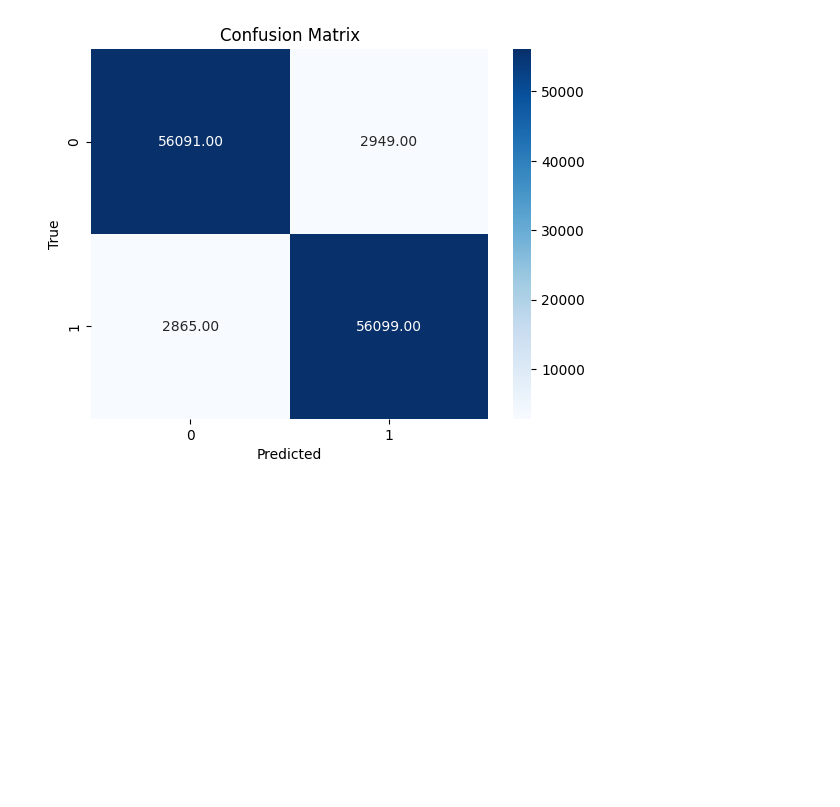
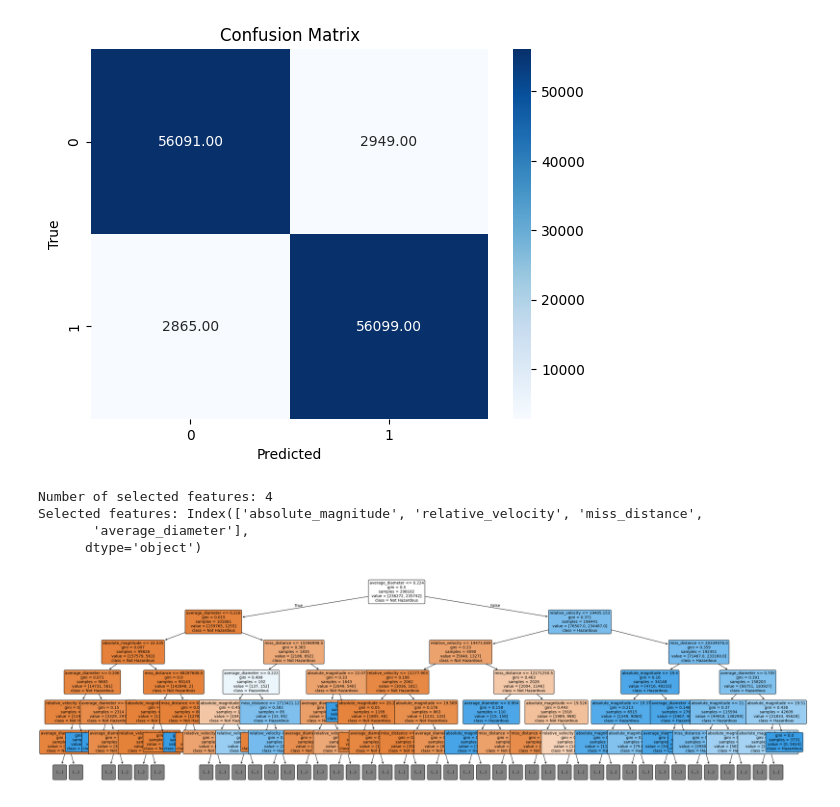
Before and after one commit to SamaherHaji/Predicting-Hazardous-Near-Earth-Objects-NEOs, a Jupyter notebook: Predicting_Hazardous_NEOs.ipynb, the cells around one changed output. Drawn from its saved outputs; the diff is of its cells as text; code cells hidden in the pictures; blank space fills up the shorter version.

```diff
--- a/Predicting_Hazardous_NEOs.ipynb
+++ b/Predicting_Hazardous_NEOs.ipynb
@@ -544,3 +544,18 @@ plt.title('Confusion Matrix')
 plt.show()
 # %% [output]
 [figure]
+# %%
+from sklearn.feature_selection import SelectFromModel
+
+# Use SelectFromModel to select important features
+sel = SelectFromModel(rf_model, threshold=0.01)
+sel.fit(X_train, y_train)
+selected_features = X_train.columns[sel.get_support()]
+
+print("Number of selected features:", len(selected_features))
+print("Selected features:", selected_features)
+# %% [output]
+Number of selected features: 4
+Selected features: Index(['absolute_magnitude', 'relative_velocity', 'miss_distance',
+       'average_diameter'],
+      dtype='object')
@@ -546,0 +564,17 @@ plt.show()
+# %%
+import matplotlib.pyplot as plt
+from sklearn.tree import plot_tree
+import numpy as np
+
+single_tree = rf_model.estimators_[0]
+
+# Set the figure size and background color
+plt.figure(figsize=(35, 10), facecolor='white')
+
+# Plot the rondom forest
+plot_tree(single_tree, feature_names=X_train.columns, class_names=['Not Hazardous', 'Hazardous'], rounded=True, filled=True, fontsize=10, max_depth=5)
+
+# Show the plot
+plt.show()
+# %% [output]
+[figure, added]
```
Also changed, not shown: parts of 3 cells of this notebook.
